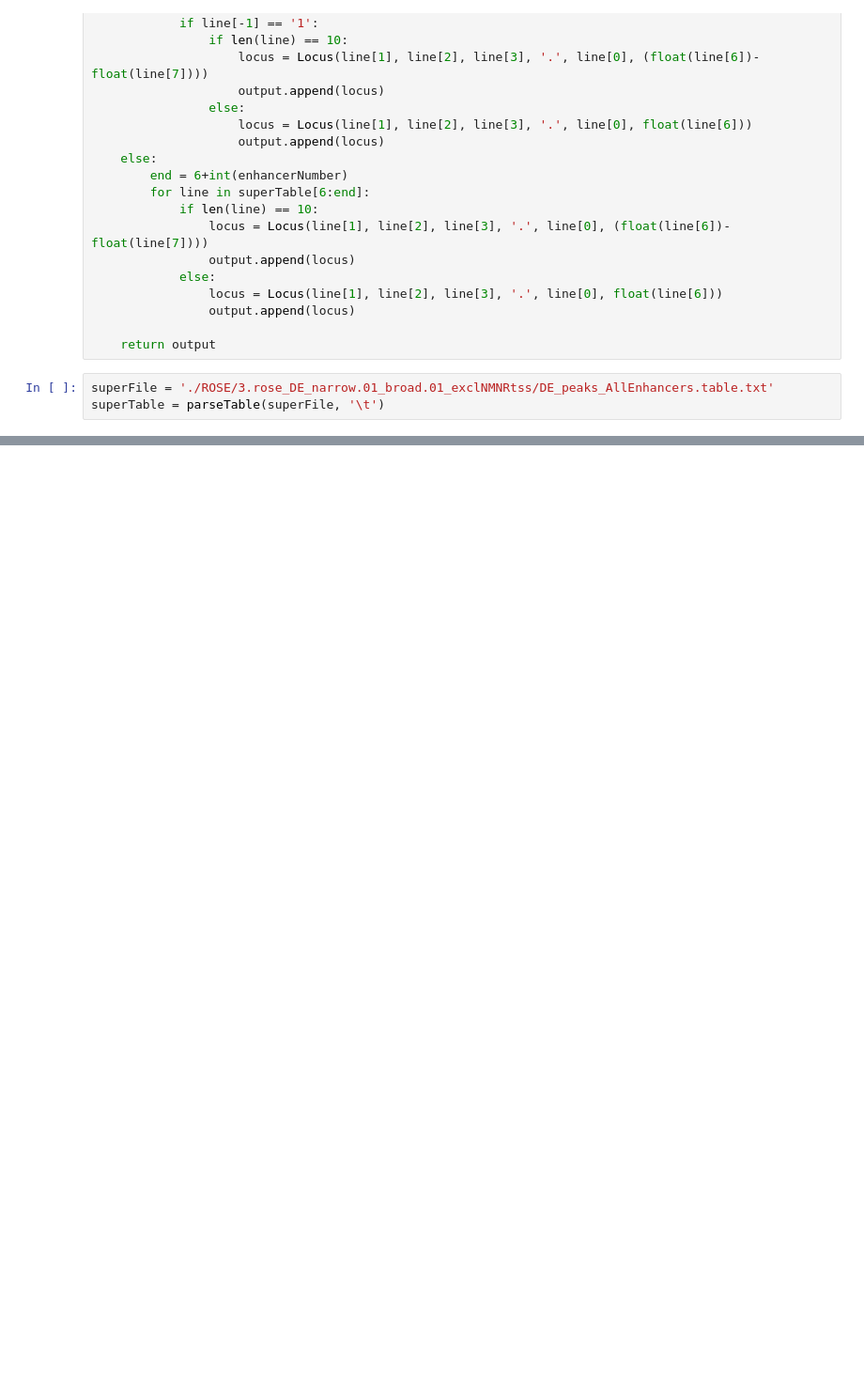
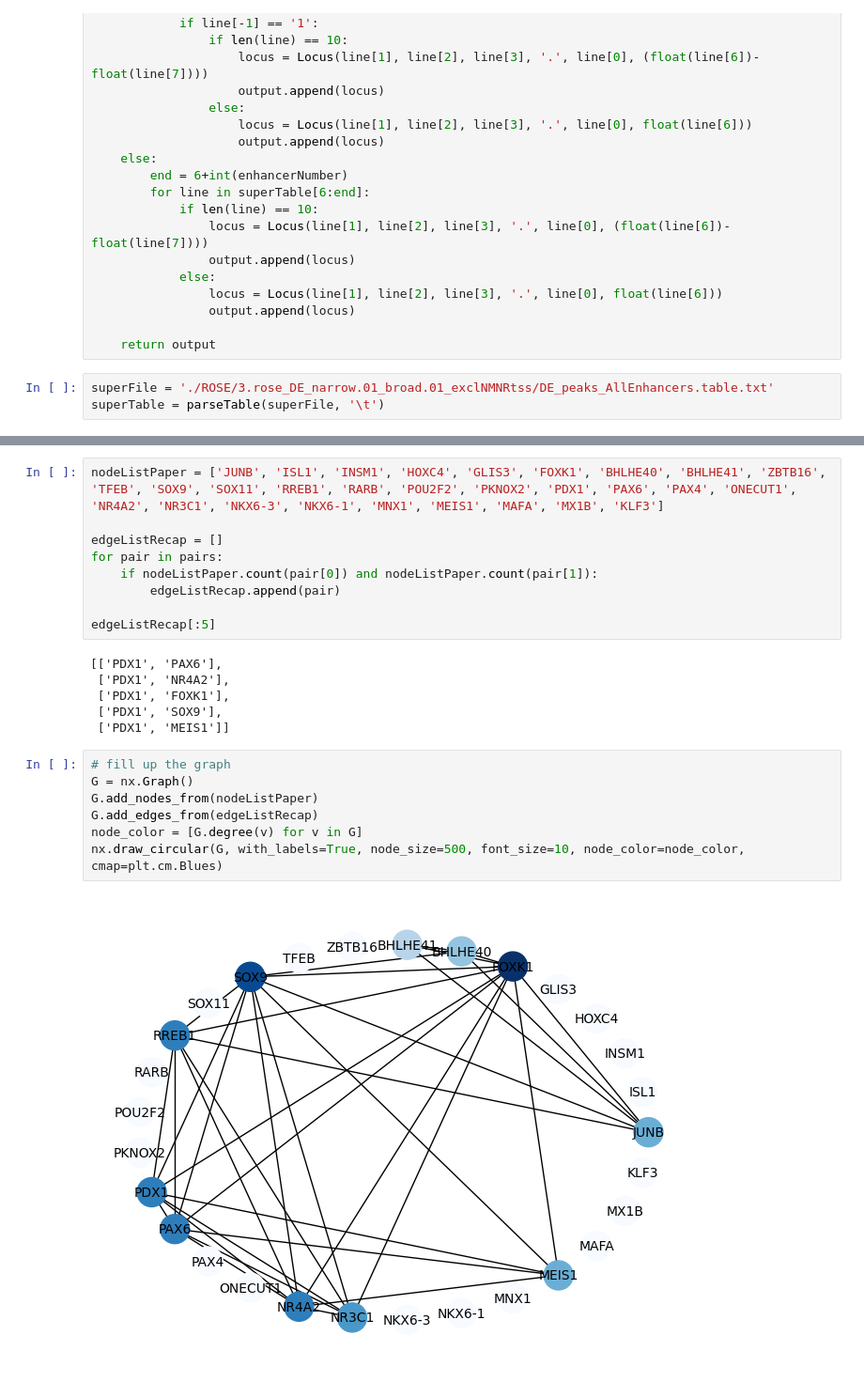
Before and after one commit to jieyi97/CRC-Construction, a Jupyter notebook: python_scripts.ipynb, the cells around one changed output, grey strips where cells are left out. Shown at 94% size. Drawn from its saved outputs; the diff is of its cells as text; blank space fills up the shorter version.

```diff
--- a/python_scripts.ipynb
+++ b/python_scripts.ipynb
@@ -725,0 +936,24 @@ for superEnh in superLoci:
+# %%
+nodeListPaper = ['JUNB', 'ISL1', 'INSM1', 'HOXC4', 'GLIS3', 'FOXK1', 'BHLHE40', 'BHLHE41', 'ZBTB16', 'TFEB', 'SOX9', 'SOX11', 'RREB1', 'RARB', 'POU2F2', 'PKNOX2', 'PDX1', 'PAX6', 'PAX4', 'ONECUT1', 'NR4A2', 'NR3C1', 'NKX6-3', 'NKX6-1', 'MNX1', 'MEIS1', 'MAFA', 'MX1B', 'KLF3']
+
+edgeListRecap = []
+for pair in pairs:
+    if nodeListPaper.count(pair[0]) and nodeListPaper.count(pair[1]):
+        edgeListRecap.append(pair)
+
+edgeListRecap[:5]
+# %% [output]
+[['PDX1', 'PAX6'],
+ ['PDX1', 'NR4A2'],
+ ['PDX1', 'FOXK1'],
+ ['PDX1', 'SOX9'],
+ ['PDX1', 'MEIS1']]
+# %%
+# fill up the graph
+G = nx.Graph()
+G.add_nodes_from(nodeListPaper)
+G.add_edges_from(edgeListRecap)
+node_color = [G.degree(v) for v in G]
+nx.draw_circular(G, with_labels=True, node_size=500, font_size=10, node_color=node_color, cmap=plt.cm.Blues)
+# %% [output]
+[figure, added]
```
Also changed, not shown: parts of 123 cells of this notebook, 3 other files.
